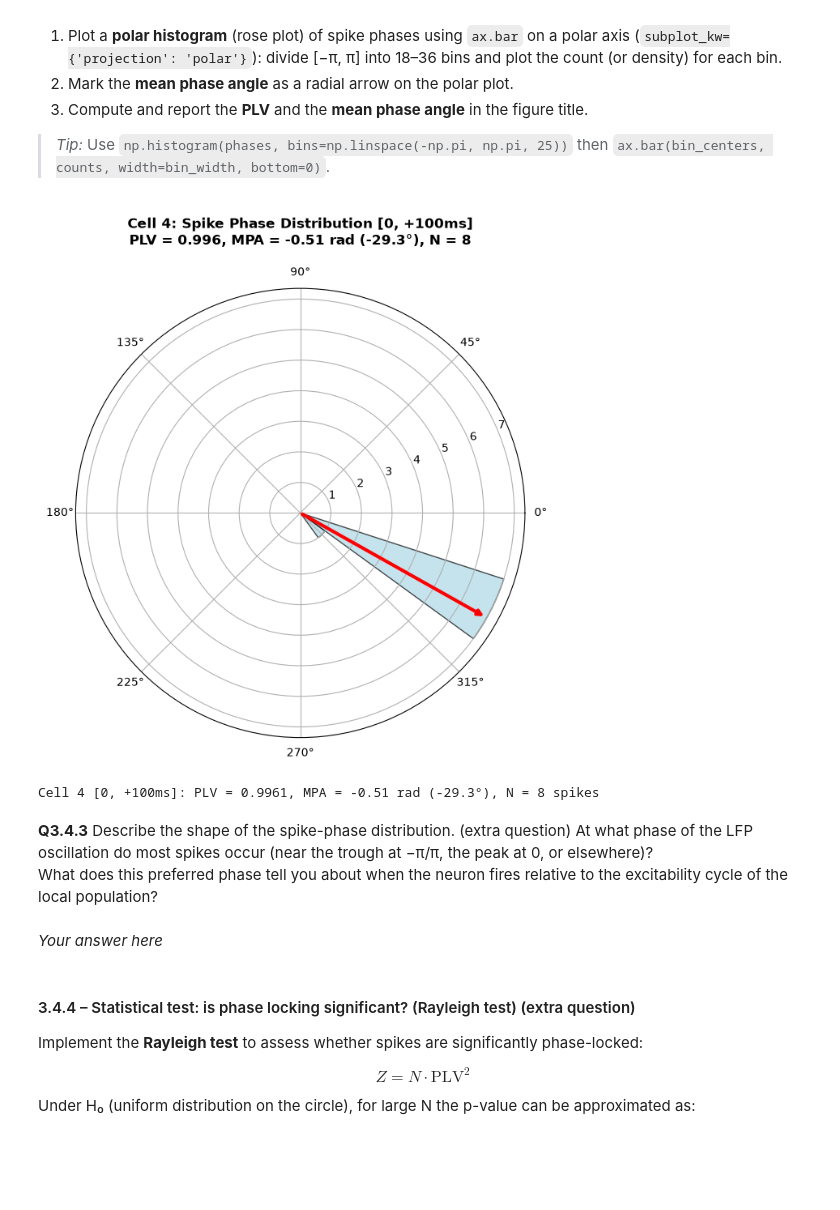
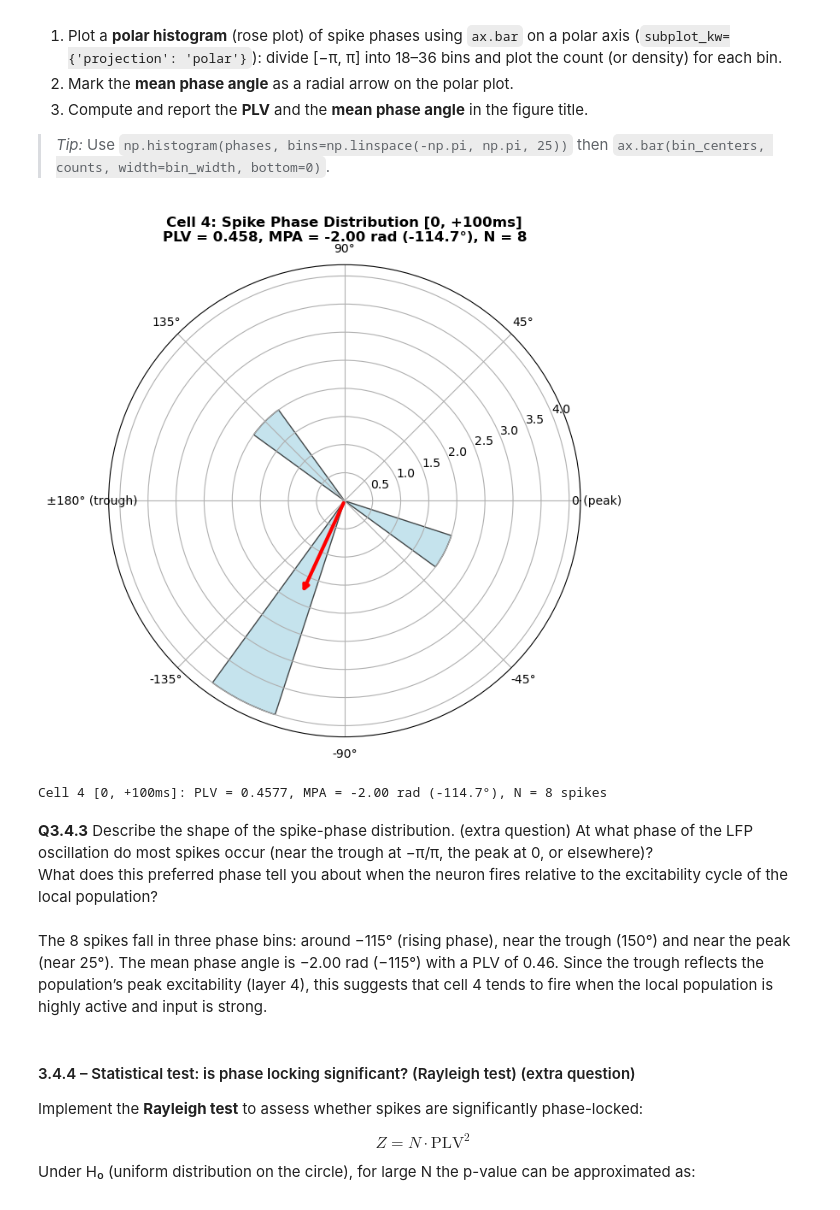
Before and after one commit to slerou/Group_1_HW_DataAnalysis_2026.ipynb, a Jupyter notebook: HW_SU_LFP_111026_student_2026.ipynb, the cells around one changed output. Cells and saved outputs as stored; diff of their text form; code cells hidden in the pictures; blank space fills up the shorter version.

```diff
--- a/HW_SU_LFP_111026_student_2026.ipynb
+++ b/HW_SU_LFP_111026_student_2026.ipynb
@@ -1101,49 +1089,53 @@ instantaneous_phase = np.angle(signal.hilbert(lfp_filtered))
 
 Cell_4_unit = unit_aligned[4]
 Cell_4_StimCond = cells[4]["StimCond"]
+Cell_4_onsets = Cell_4_StimCond[:, 0].astype(int) + 50 #touch time of each trial
 Stim_spike_phases = []
 
 for trial in range(len(Cell_4_StimCond)):
     window_spikes = Cell_4_unit[trial, 50:150]
     spike_times = np.where(window_spikes == 1)[0]
     for relative_time in spike_times:
-        absolute_sample = stim_onset + relative_time
+        absolute_sample = Cell_4_onsets[trial] + relative_time
         if 0 <= absolute_sample < len(instantaneous_phase):
             Stim_spike_phases.append(instantaneous_phase[absolute_sample])
 
 Stim_spike_phases = np.array(Stim_spike_phases)
 N_stim = len(Stim_spike_phases)
 
 
 complex_vector = np.exp(1j * Stim_spike_phases) #to calculate the PLV and MPA
 mean_vector = np.mean(complex_vector)
 PLV_stim = np.abs(mean_vector)
 MPA_stim = np.angle(mean_vector)
 
 fig, ax = plt.subplots(figsize=(7, 7), subplot_kw={'projection': 'polar'}) #to plot the polar histogram
 bins = np.linspace(-np.pi, np.pi, 21)
 counts, bin_edges = np.histogram(Stim_spike_phases, bins=bins)
 bin_centers = (bin_edges[:-1] + bin_edges[1:]) / 2
 bin_width = np.diff(bin_edges)
 
 ax.bar(bin_centers, counts, width=bin_width, bottom=0.0, color='lightblue', edgecolor='black', alpha=0.7)
 arrow_length = max(counts) * PLV_stim
 ax.annotate('', xy=(MPA_stim, arrow_length), xytext=(0,0),arrowprops=dict(facecolor='red', edgecolor='red', lw = 3, arrowstyle='->'),)
 ax.set_title(f'Cell 4: Spike Phase Distribution [0, +100ms]\nPLV = {PLV_stim:.3f}, MPA'
              f' = {MPA_stim:.2f} rad ({np.degrees(MPA_stim):.1f}°), N = {N_stim}', fontsize=12, fontweight='bold', pad = 20)
 
+ticks = np.radians([0, 45, 90, 135, 180, 225, 270, 315])
+ax.set_xticks(ticks)
+ax.set_xticklabels(['0 (peak)', '45°', '90°', '135°', '±180° (trough)', '-135°', '-90°', '-45°'])
 plt.tight_layout()
 plt.show()
 print(f'Cell 4 [0, +100ms]: PLV = {PLV_stim:.4f}, MPA = {MPA_stim:.2f} rad ({np.degrees(MPA_stim):.1f}°), N = {N_stim} spikes')
 # %% [output]
-[figure, old version]
+[figure, new version]
-Cell 4 [0, +100ms]: PLV = 0.9961, MPA = -0.51 rad (-29.3°), N = 8 spikes
+Cell 4 [0, +100ms]: PLV = 0.4577, MPA = -2.00 rad (-114.7°), N = 8 spikes
 # %% [markdown]
 **Q3.4.3** Describe the shape of the spike-phase distribution.   (extra question)
 At what phase of the LFP oscillation do most spikes occur (near the trough at −π/π, the peak at 0, or elsewhere)?
 What does this preferred phase tell you about when the neuron fires relative to the excitability cycle of the local population?
 # %% [markdown]
-*Your answer here*
+The 8 spikes fall in three phase bins: around −115° (rising phase), near the trough (150°) and near the peak (near 25°). The mean phase angle is −2.00 rad (−115°) with a PLV of 0.46. Since the trough reflects the population’s peak excitability (layer 4), this suggests that cell 4 tends to fire when the local population is highly active and input is strong.
 # %% [markdown]
 #### 3.4.4 – Statistical test: is phase locking significant? (Rayleigh test) (extra question)
 
```
Also changed, not shown: parts of 17 cells of this notebook.
